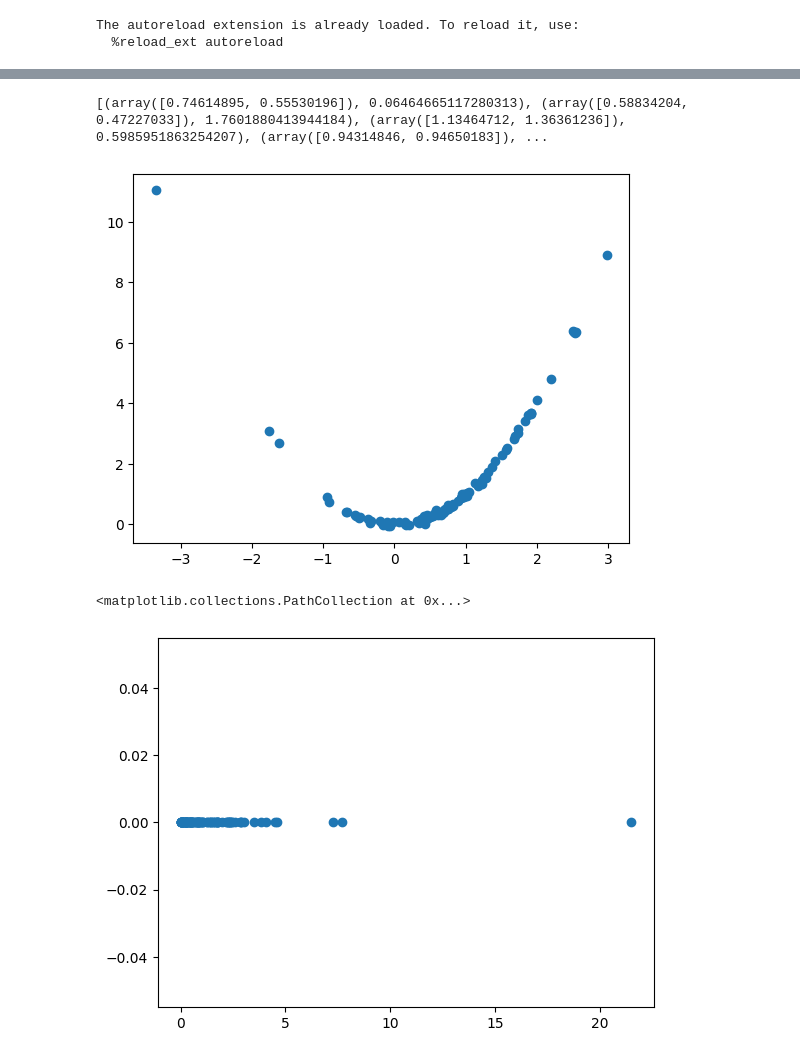
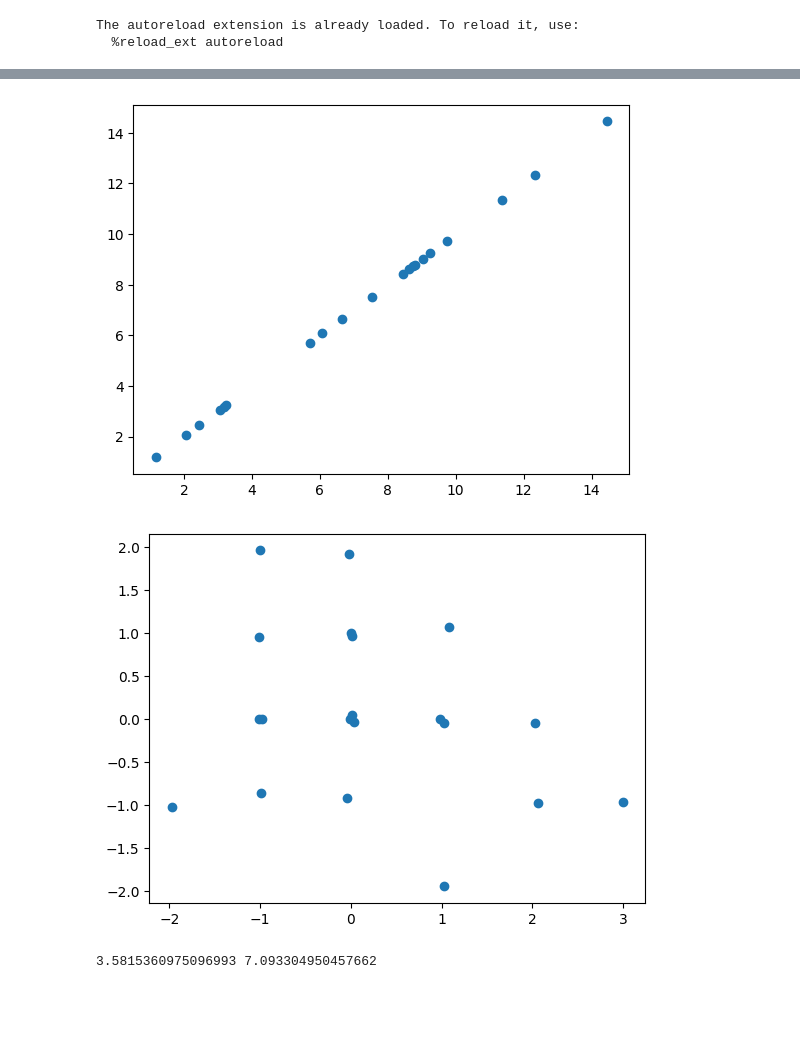
Before and after one commit to BartoszBugla/Algorytmy-heurystyczne, a Jupyter notebook: PVS.ipynb, the cells around one changed output, grey strips where cells are left out. Drawn from its saved outputs; the diff is of its cells as text; code cells hidden in the pictures; blank space fills up the shorter version.

Commit message:
Tests for functions

```diff
--- a/PVS.ipynb
+++ b/PVS.ipynb
@@ -4,4 +0,0 @@ import pandas as pd
-# %%
-# rastrigin function
-def rastrigin(x):
-    return 10 * len(x) + sum([(xi ** 2 - 10 * np.cos(2 * np.pi * xi)) for xi in x])
@@ -155,16 +21,15 @@ plt.scatter([x[1] for x in sol], np.zeros(len(sol)))
-# %%
-
-sol = [pvc.solve(rosenbrock, 10, 20, 2, -5.12, 5.12) for i in range(100)]
-
-print(sol)
-# solutions
-plt.scatter([x[0][0] for x in sol], [x[0][1] for x in sol])
-plt.show()
-
-# solutions values
-plt.scatter([x[1] for x in sol], np.zeros(len(sol)))
-# %% [output]
-[(array([0.74614895, 0.55530196]), 0.06464665117280313), (array([0.58834204, 0.47227033]), 1.7601880413944184), (array([1.13464712, 1.36361236]), 0.5985951863254207), (array([0.94314846, 0.94650183]), ...
-[figure, removed]
-<matplotlib.collections.PathCollection at 0x...>
-[figure, removed]
+# %%
+from results import Tester
+
+def rastrigin_solver():
+    return pvc.solve(rastrigin, 25, 100, 5, -5.12, 5.12)
+
+rastrigin_tester = Tester(rastrigin_solver,20)
+rastrigin_tester.draw_y_plot()
+rastrigin_tester.draw_2D_x_plot()
+
+print(rastrigin_tester.get_y_std(), rastrigin_tester.get_y_mean())
+# %% [output]
+[figure, added]
+[figure, added]
+3.5815360975096993 7.093304950457662
```
Also changed, not shown: parts of 21 cells of this notebook, 3 other files.
